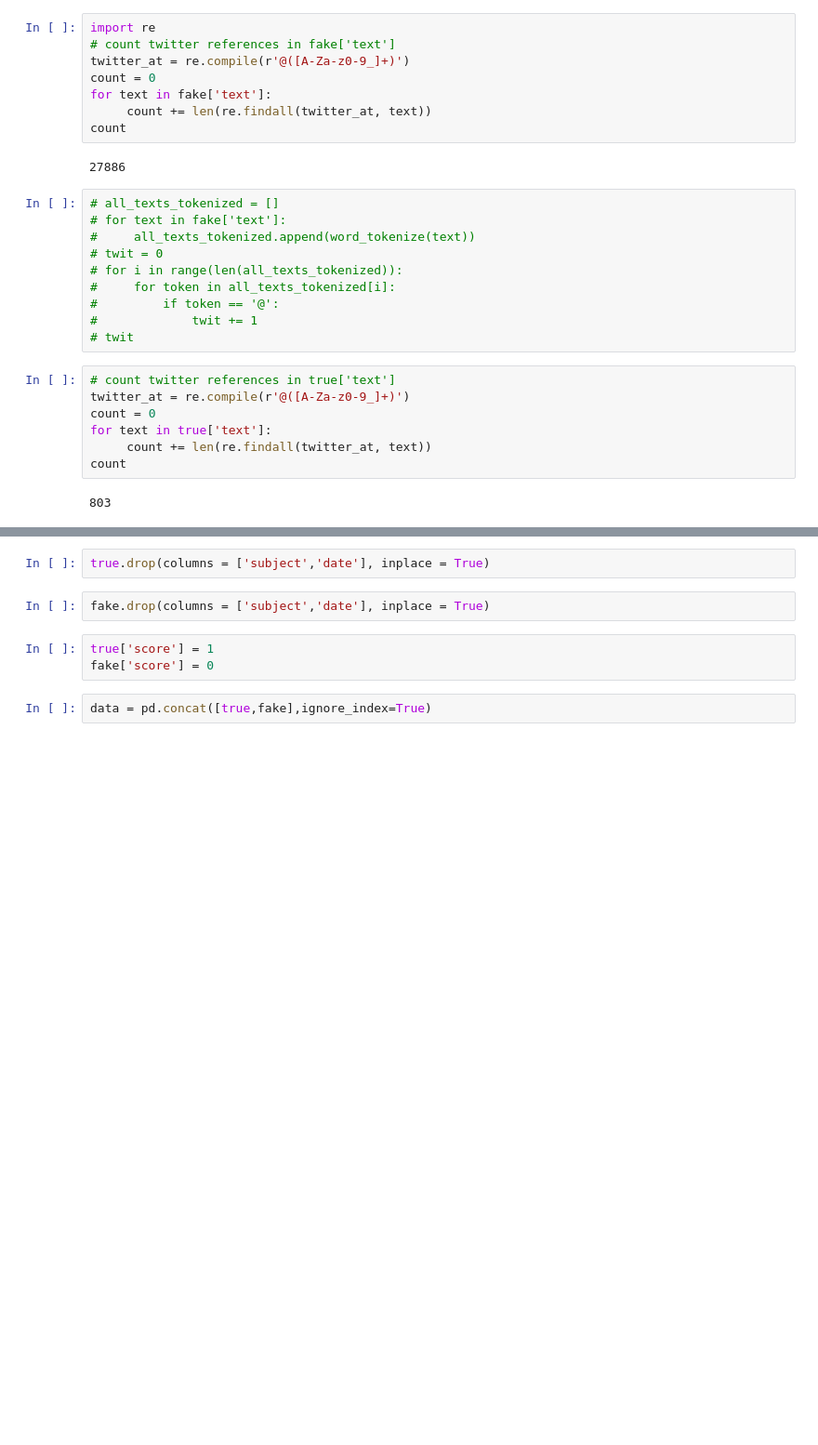
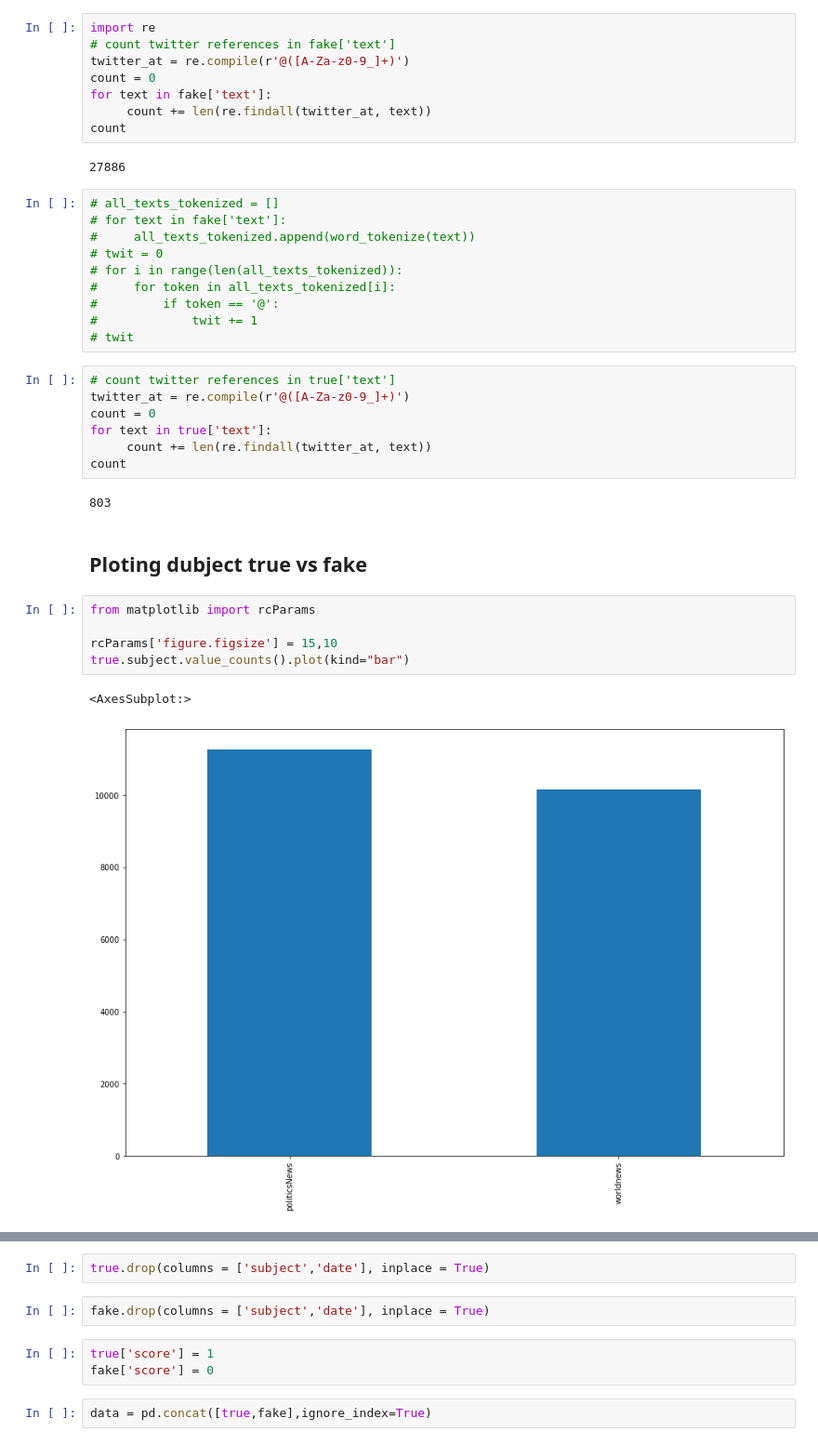
Before and after one commit to LiamCafffrey/FakeNews, a Jupyter notebook: notebooks/andrea.ipynb, the cells around one changed output, grey strips where cells are left out. Shown at 93% size. Drawn from its saved outputs; the diff is of its cells as text; blank space fills up the shorter version.

```diff
--- a/notebooks/andrea.ipynb
+++ b/notebooks/andrea.ipynb
@@ -73,3 +79,13 @@ for text in true['text']:
 count
 # %% [output]
 803
+# %% [markdown]
+## Ploting dubject true vs fake
+# %%
+from matplotlib import rcParams
+
+rcParams['figure.figsize'] = 15,10
+true.subject.value_counts().plot(kind="bar")
+# %% [output]
+<AxesSubplot:>
+[figure, added]
```
Also changed, not shown: parts of 12 cells of this notebook.
